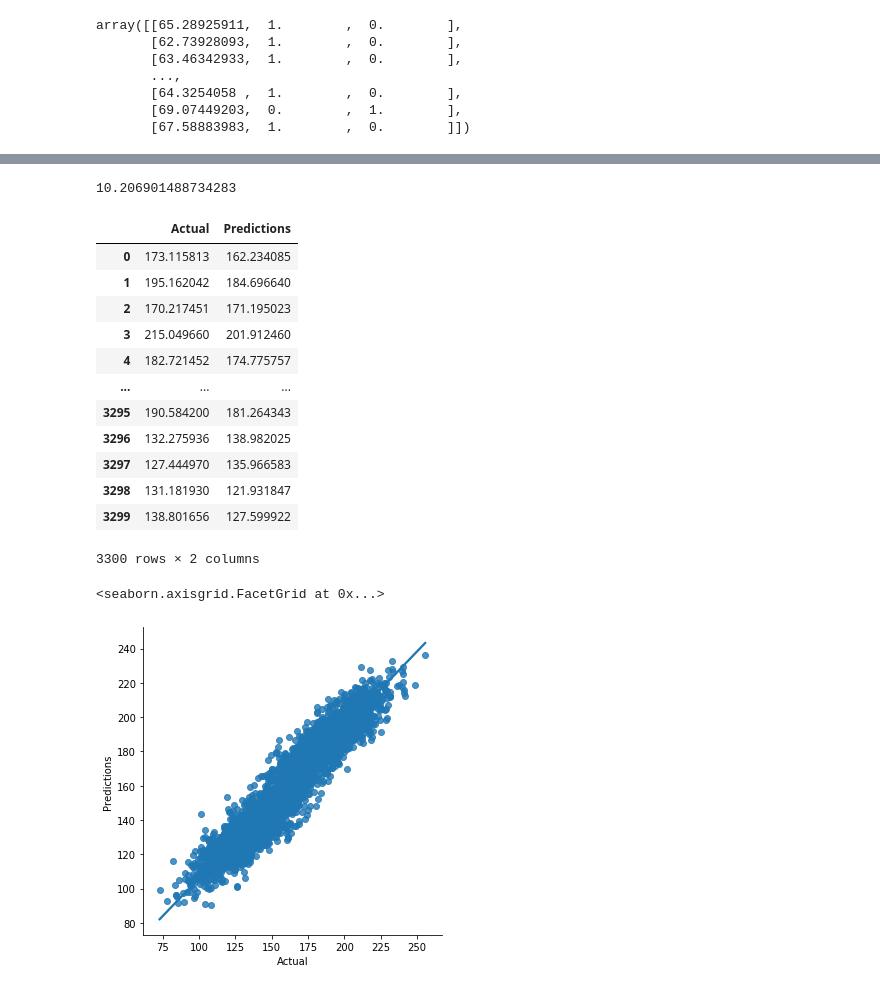
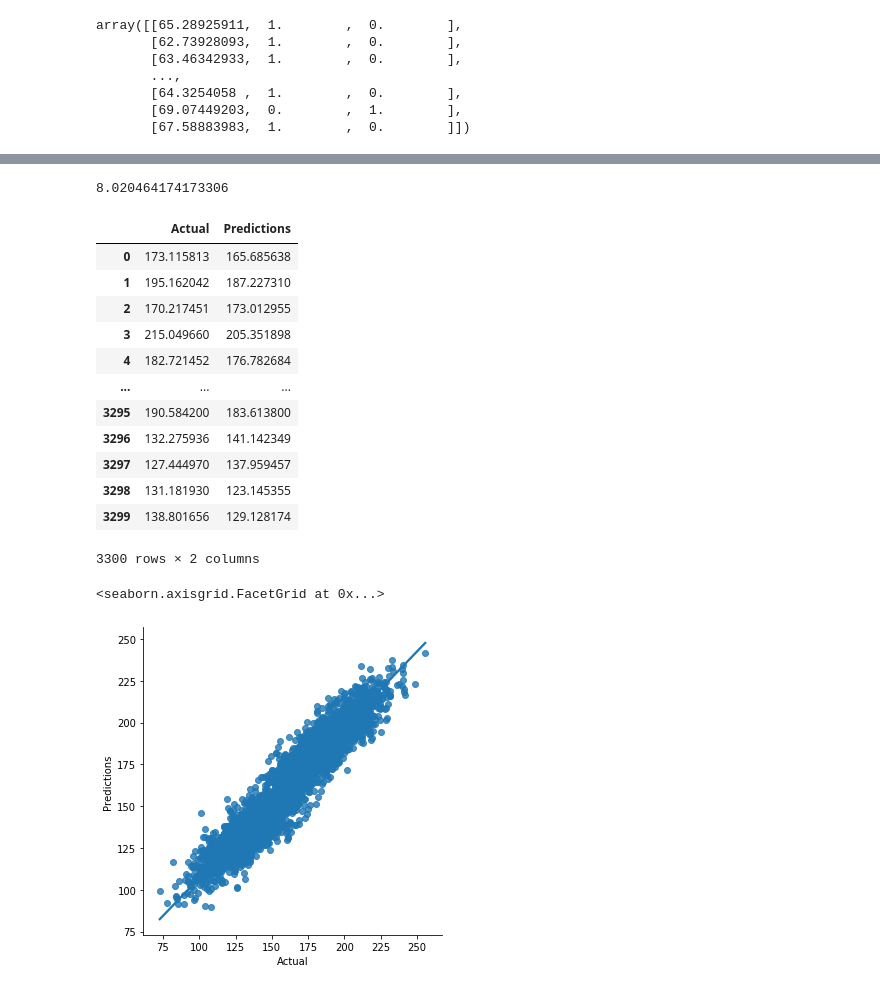
Before and after one commit to anweshb/Weight-Prediction, a Jupyter notebook: Weight Prediction.ipynb, the cells around one changed output, grey strips where cells are left out. Drawn from its saved outputs; the diff is of its cells as text; code cells hidden in the pictures.

```diff
--- a/Weight Prediction.ipynb
+++ b/Weight Prediction.ipynb
@@ -102,12 +124,12 @@ X_test = scaler.transform(X_test)
 # %%
-model = Sequential()
-model.add(Dense(3,activation='relu'))
-model.add(Dense(3,activation='relu'))
-model.add(Dense(3,activation='relu'))
-model.add(Dense(3,activation='relu'))
-model.add(Dense(1))
+new_model = Sequential()
+new_model.add(Dense(3,activation='relu'))
+new_model.add(Dense(3,activation='relu'))
+new_model.add(Dense(3,activation='relu'))
+new_model.add(Dense(3,activation='relu'))
+new_model.add(Dense(1))
 # %%
-model.compile(optimizer='adam',loss='mse')
+new_model.compile(optimizer='adam',loss='mse')
 # %%
 from tensorflow.keras.callbacks import EarlyStopping
 # %%
@@ -115,5 +137,5 @@ stop = EarlyStopping(monitor='val_loss',patience=2)
 # %%
-model.fit(X_train,y_train,epochs=100,
+new_model.fit(X_train,y_train,epochs=100,
          callbacks = [stop], validation_data = (X_test,y_test))
 # %% [output]
 Train on 6700 samples, validate on 3300 samples
@@ -144,3 +166,3 @@ losses.plot()
 # %%
-predictions = model.predict(X_test)
+predictions = new_model.predict(X_test)
 # %%
@@ -148,7 +170,7 @@ from sklearn.metrics import mean_squared_error
-# %%
-np.sqrt(mean_squared_error(y_test,predictions))
-# %% [output]
-10.206901488734283
+# %%
+mean_absolute_error(y_test,predictions)     #Calculating our mean absolute error
+# %% [output]
+8.020464174173306
 # %%
 pred_df = pd.DataFrame(predictions,columns=['Predictions'])
 # %%
@@ -159,20 +181,20 @@ compare_df = pd.concat([actual_df,pred_df],axis=1)
 compare_df
 # %% [output]
 |  | Actual | Predictions |
-| 0 | 173.115813 | 162.234085 |
-| 1 | 195.162042 | 184.696640 |
-| 2 | 170.217451 | 171.195023 |
-| 3 | 215.049660 | 201.912460 |
-| 4 | 182.721452 | 174.775757 |
+| 0 | 173.115813 | 165.685638 |
+| 1 | 195.162042 | 187.227310 |
+| 2 | 170.217451 | 173.012955 |
+| 3 | 215.049660 | 205.351898 |
+| 4 | 182.721452 | 176.782684 |
 | ... | ... | ... |
-| 3295 | 190.584200 | 181.264343 |
-| 3296 | 132.275936 | 138.982025 |
-| 3297 | 127.444970 | 135.966583 |
-| 3298 | 131.181930 | 121.931847 |
-| 3299 | 138.801656 | 127.599922 |
+| 3295 | 190.584200 | 183.613800 |
+| 3296 | 132.275936 | 141.142349 |
+| 3297 | 127.444970 | 137.959457 |
+| 3298 | 131.181930 | 123.145355 |
+| 3299 | 138.801656 | 129.128174 |
 3300 rows × 2 columns
 # %%
-sns.lmplot(x='Actual',y='Predictions',data=compare_df,)
+sns.lmplot(x='Actual',y='Predictions',data=compare_df)
 # %% [output]
 <seaborn.axisgrid.FacetGrid at 0x...>
-[figure, old version]
+[figure, new version]
```
Also changed, not shown: parts of 16 cells of this notebook.
